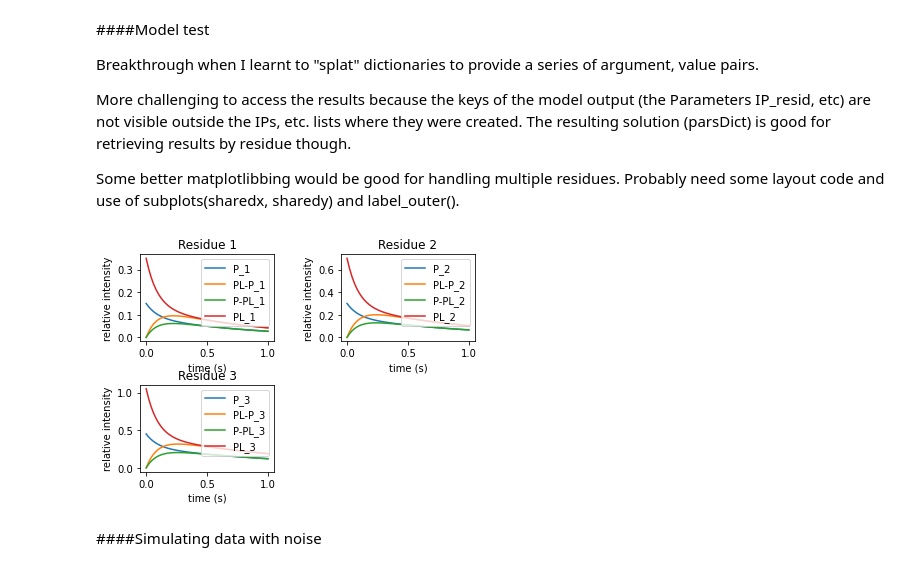
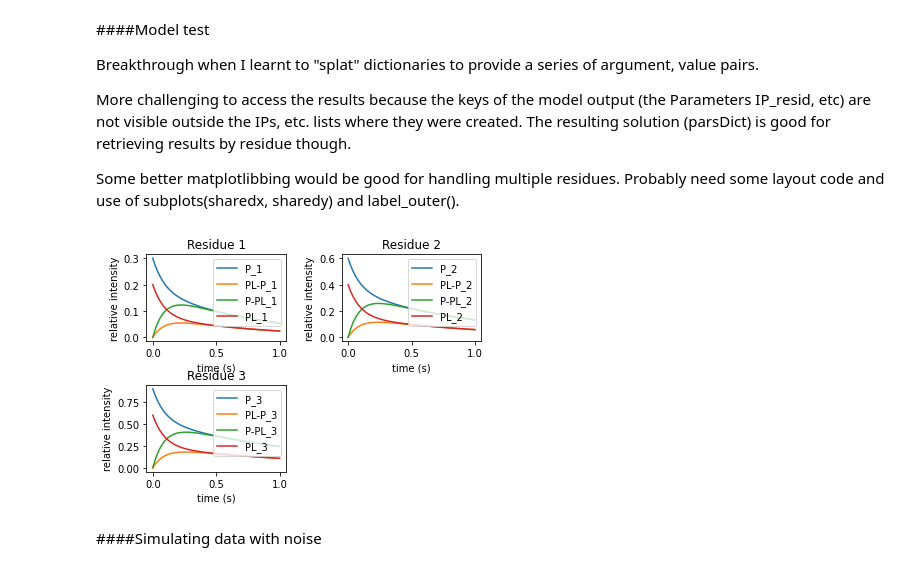
Before and after one commit to brianosmith/EXSY_fitting_notebook, a Jupyter notebook: EXSY_simulation.ipynb, the cells around one changed output. Drawn from its saved outputs; the diff is of its cells as text; code cells hidden in the pictures.

```diff
--- a/EXSY_simulation.ipynb
+++ b/EXSY_simulation.ipynb
@@ -380,7 +382,7 @@ for i, resid in enumerate(resids):
 R1Ps = parameters(r1ps)
 R1PLs = parameters(r1pls)
 IPzeros = parameters(ipzeros)
-IPLzeros = parametersCreated using Colaboratory(iplzeros)
+IPLzeros = parameters(iplzeros)
 IPs = variables(ips)
 IPLs = variables(ipls)
 IPPLs = variables(ippls)
@@ -414,7 +416,7 @@ multi_model_dict.update(temp_model_dict)
 
 print(multi_model_dict)
 
-model = Model(multi_model_dict)
+simpleMultiModel = Model(multi_model_dict)
 # %% [output]
 {IP_1: IPzero_1*(k_off/(k_off + k_on) + k_on*exp(T_mix*(-k_off - k_on))/(k_off + k_on))*exp(-R1P_1*T_mix), IP_2: IPzero_2*(k_off/(k_off + k_on) + k_on*exp(T_mix*(-k_off - k_on))/(k_off + k_on))*exp(-R ...
 # %% [markdown]
@@ -436,8 +438,8 @@ import matplotlib.pyplot as plt
 kex = 10.0   # s^{-1}
 kon = 4.0    # M * M^{-1}s^{-1} concentration times diffusion limited on rate
 koff = kex - kon
-paIn = 0.3     # P in model
-pbIn = 1 - paIn  # PL in model
+paIn = koff/(kon+koff)
+pbIn = kon/(kon+koff)
 
 #residue specific input
 R1Ps = {'R1P_1' : 1.2, 'R1P_2' : 1.0, 'R1P_3' : 0.8}   # s^{-1}
@@ -445,35 +447,35 @@ IPzeros = {'IPzero_1' : 0.5 * paIn, 'IPzero_2' : 1.0 * paIn, 'IPzero_3': 1.5 * p
 IPLzeros = {'IPLzero_1' : 0.5 * pbIn, 'IPLzero_2' : 1.0 * pbIn, 'IPLzero_3': 1.5 * pbIn}
 
 tStart = 0.0
 tStop = 1.0        # Tmix up to about 1/R1
 nTimes = 51
 tval = np.linspace(tStart,tStop,nTimes) # to get a matching time axis for plotting
 tmix = tval
 
-ys = model(T_mix = tmix, k_on = kon, k_off = koff,
+ys = simpleMultiModel(T_mix = tmix, k_on = kon, k_off = koff,
            **R1Ps,
            **IPzeros,
            **IPLzeros
            )._asdict()
 
 #needed because IP_1 etc are symfit Parameters hidden inside IPs etc.
 #also makes plotting multiple sites easier
 parsDict = dict(zip(resids,list(zip(IPs, IPLs, IPPLs, IPLPs))))
 
 #plot the results
 for resid, pars in parsDict.items():
     plt.subplot(2,2,resid)
     plt.title("Residue {}".format(resid))
     plt.xlabel('time (s)')
     plt.ylabel('relative intensity')
     plt.plot(tval,ys[pars[0]], label='P_{}'.format(resid))
     plt.plot(tval,ys[pars[3]], label='PL-P_{}'.format(resid))
     plt.plot(tval,ys[pars[2]], label='P-PL_{}'.format(resid))
     plt.plot(tval,ys[pars[1]], label='PL_{}'.format(resid))
     plt.subplots_adjust(hspace=0.5, wspace=0.4)
     plt.legend()
 # %% [output]
-[figure, old version]
+[figure, new version]
 # %% [markdown]
 ####Simulating data with noise
 # %%
```
Also changed, not shown: parts of 12 cells of this notebook.
